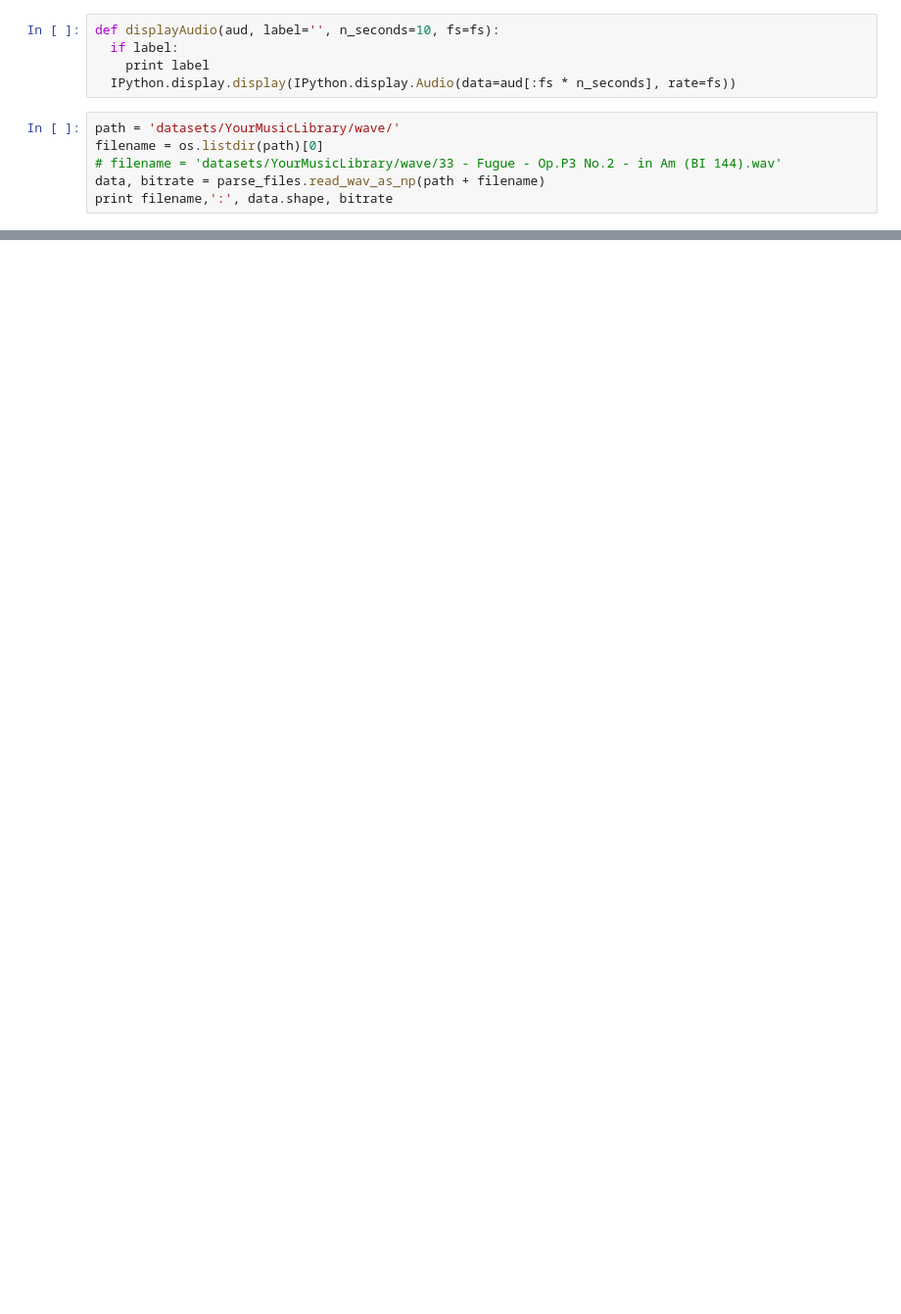
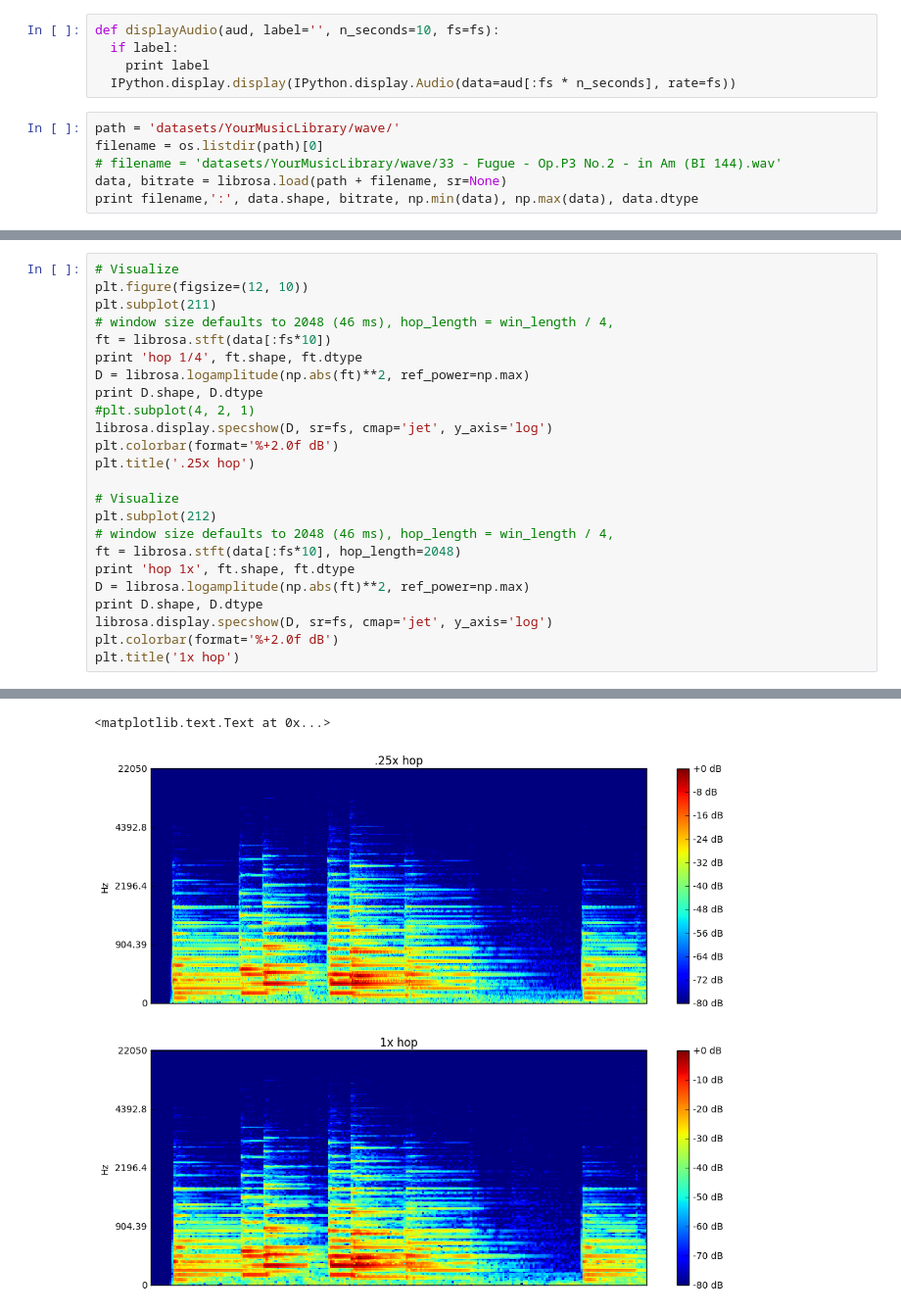
Before and after one commit to 8enmann/GRUV, a Jupyter notebook: exploration.ipynb, the cells around one changed output, grey strips where cells are left out. Shown at 98% size. Saved outputs shown, nothing was run; the diff lists cells and outputs as text; blank space fills up the shorter version.

Commit message:
Visualize STFT, start playing with params

```diff
--- a/exploration.ipynb
+++ b/exploration.ipynb
@@ -18,6 +23,6 @@ def displayAudio(aud, label='', n_seconds=10, fs=fs):
 path = 'datasets/YourMusicLibrary/wave/'
 filename = os.listdir(path)[0]
 # filename = 'datasets/YourMusicLibrary/wave/33 - Fugue - Op.P3 No.2 - in Am (BI 144).wav'
-data, bitrate = parse_files.read_wav_as_np(path + filename)
-print filename,':', data.shape, bitrate
+data, bitrate = librosa.load(path + filename, sr=None)
+print filename,':', data.shape, bitrate, np.min(data), np.max(data), data.dtype
 # %% [output]
@@ -42,0 +55,25 @@ Processed
+# %%
+# Visualize
+plt.figure(figsize=(12, 10))
+plt.subplot(211)
+# window size defaults to 2048 (46 ms), hop_length = win_length / 4,
+ft = librosa.stft(data[:fs*10])
+print 'hop 1/4', ft.shape, ft.dtype
+D = librosa.logamplitude(np.abs(ft)**2, ref_power=np.max)
+print D.shape, D.dtype
+#plt.subplot(4, 2, 1)
+librosa.display.specshow(D, sr=fs, cmap='jet', y_axis='log')
+plt.colorbar(format='%+2.0f dB')
+plt.title('.25x hop')
+
+# Visualize
+plt.subplot(212)
+# window size defaults to 2048 (46 ms), hop_length = win_length / 4,
+ft = librosa.stft(data[:fs*10], hop_length=2048)
+print 'hop 1x', ft.shape, ft.dtype
+D = librosa.logamplitude(np.abs(ft)**2, ref_power=np.max)
+print D.shape, D.dtype
+librosa.display.specshow(D, sr=fs, cmap='jet', y_axis='log')
+plt.colorbar(format='%+2.0f dB')
+plt.title('1x hop')
+# %% [output]
@@ -42,0 +84,2 @@ Processed
+<matplotlib.text.Text at 0x...>
+[figure, added]
```
Also changed, not shown: parts of 6 cells of this notebook, 2 other files.
